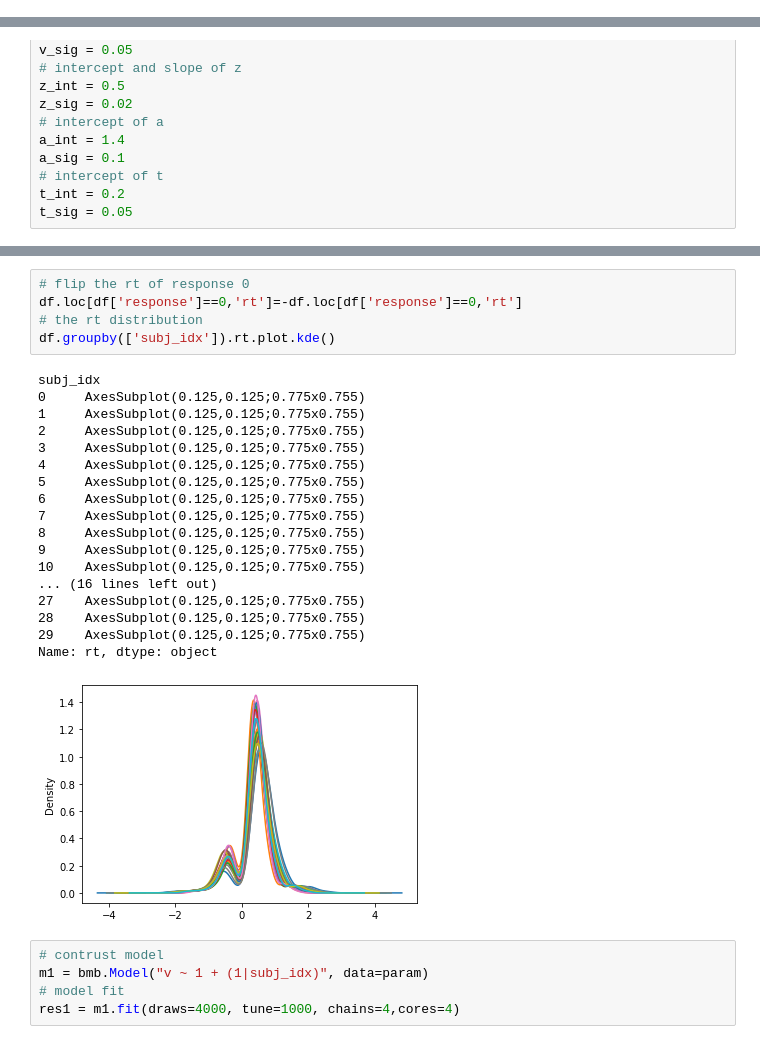
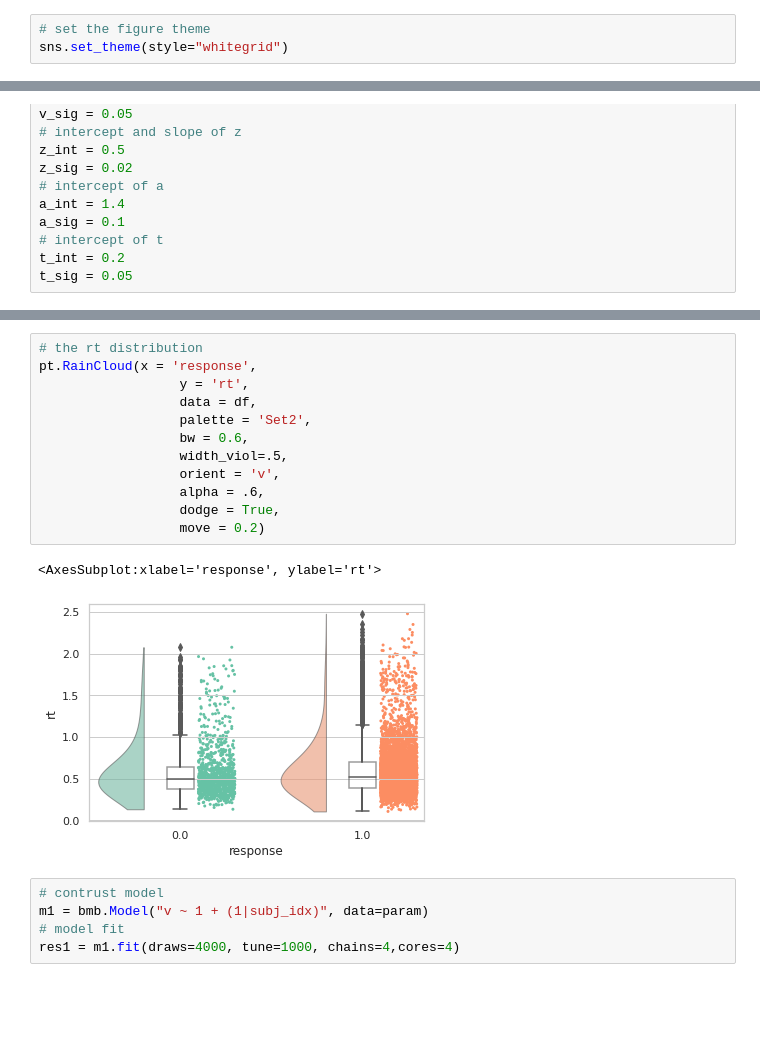
Before and after one commit to Yikang1020/Central-parietal-positive, a Jupyter notebook: 2_Study/2_4_Analysis/2_4_2_Scripts/parameter_recovery_simple.ipynb, the cells around one changed output, grey strips where cells are left out. Saved outputs shown, nothing was run; the diff lists cells and outputs as text; blank space fills up the shorter version.

```diff
--- a/2_Study/2_4_Analysis/2_4_2_Scripts/parameter_recovery_simple.ipynb
+++ b/2_Study/2_4_Analysis/2_4_2_Scripts/parameter_recovery_simple.ipynb
@@ -56,6 +56,9 @@ The current PyMC version is 2.3.8
 The current Numpy version is 1.20.3
 The current Pandas version is 1.3.5
 The current seaborn version is 0.11.2
+# %%
+# set the figure theme
+sns.set_theme(style="whitegrid")
 # %% [markdown]
 Maybe the generation way of simulated data should make a difference.
 
@@ -155,27 +239,18 @@ Text(0.5, 1.0, 't')
 # %%
-# flip the rt of response 0
-df.loc[df['response']==0,'rt']=-df.loc[df['response']==0,'rt']
 # the rt distribution
-df.groupby(['subj_idx']).rt.plot.kde()
+pt.RainCloud(x = 'response',
+                  y = 'rt',
+                  data = df,
+                  palette = 'Set2',
+                  bw = 0.6,
+                  width_viol=.5,
+                  orient = 'v',
+                  alpha = .6,
+                  dodge = True,
+                  move = 0.2)
 # %% [output]
-subj_idx
-0     AxesSubplot(0.125,0.125;0.775x0.755)
-1     AxesSubplot(0.125,0.125;0.775x0.755)
-2     AxesSubplot(0.125,0.125;0.775x0.755)
-3     AxesSubplot(0.125,0.125;0.775x0.755)
-4     AxesSubplot(0.125,0.125;0.775x0.755)
-5     AxesSubplot(0.125,0.125;0.775x0.755)
-6     AxesSubplot(0.125,0.125;0.775x0.755)
-7     AxesSubplot(0.125,0.125;0.775x0.755)
-8     AxesSubplot(0.125,0.125;0.775x0.755)
-9     AxesSubplot(0.125,0.125;0.775x0.755)
-10    AxesSubplot(0.125,0.125;0.775x0.755)
-... (16 lines left out)
-27    AxesSubplot(0.125,0.125;0.775x0.755)
-28    AxesSubplot(0.125,0.125;0.775x0.755)
-29    AxesSubplot(0.125,0.125;0.775x0.755)
-Name: rt, dtype: object
+<AxesSubplot:xlabel='response', ylabel='rt'>
-[figure, old version]
+[figure, new version]
 # %%
 # contrust model
 m1 = bmb.Model("v ~ 1 + (1|subj_idx)", data=param)
```
Also changed, not shown: parts of 10 cells of this notebook.
